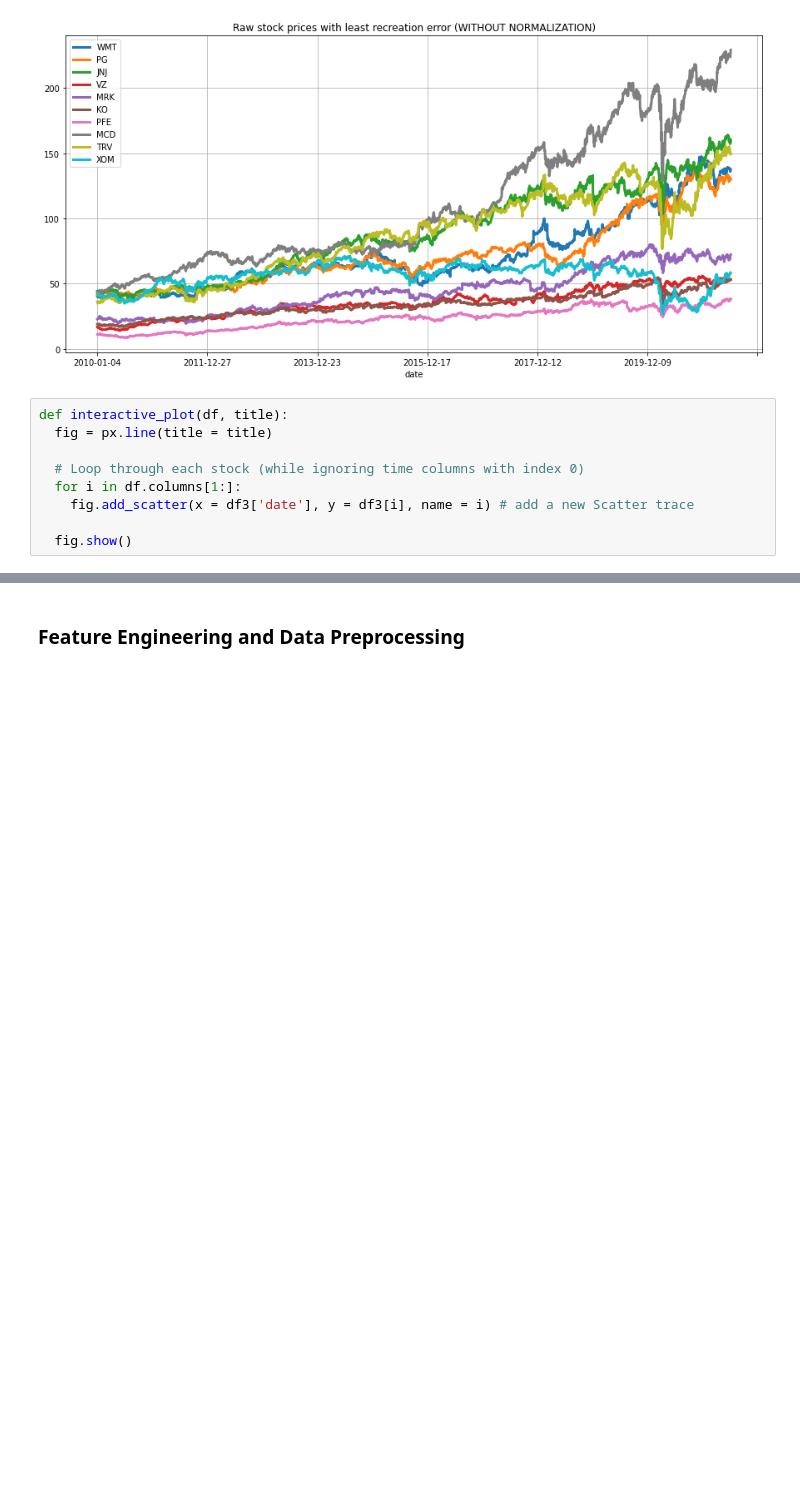
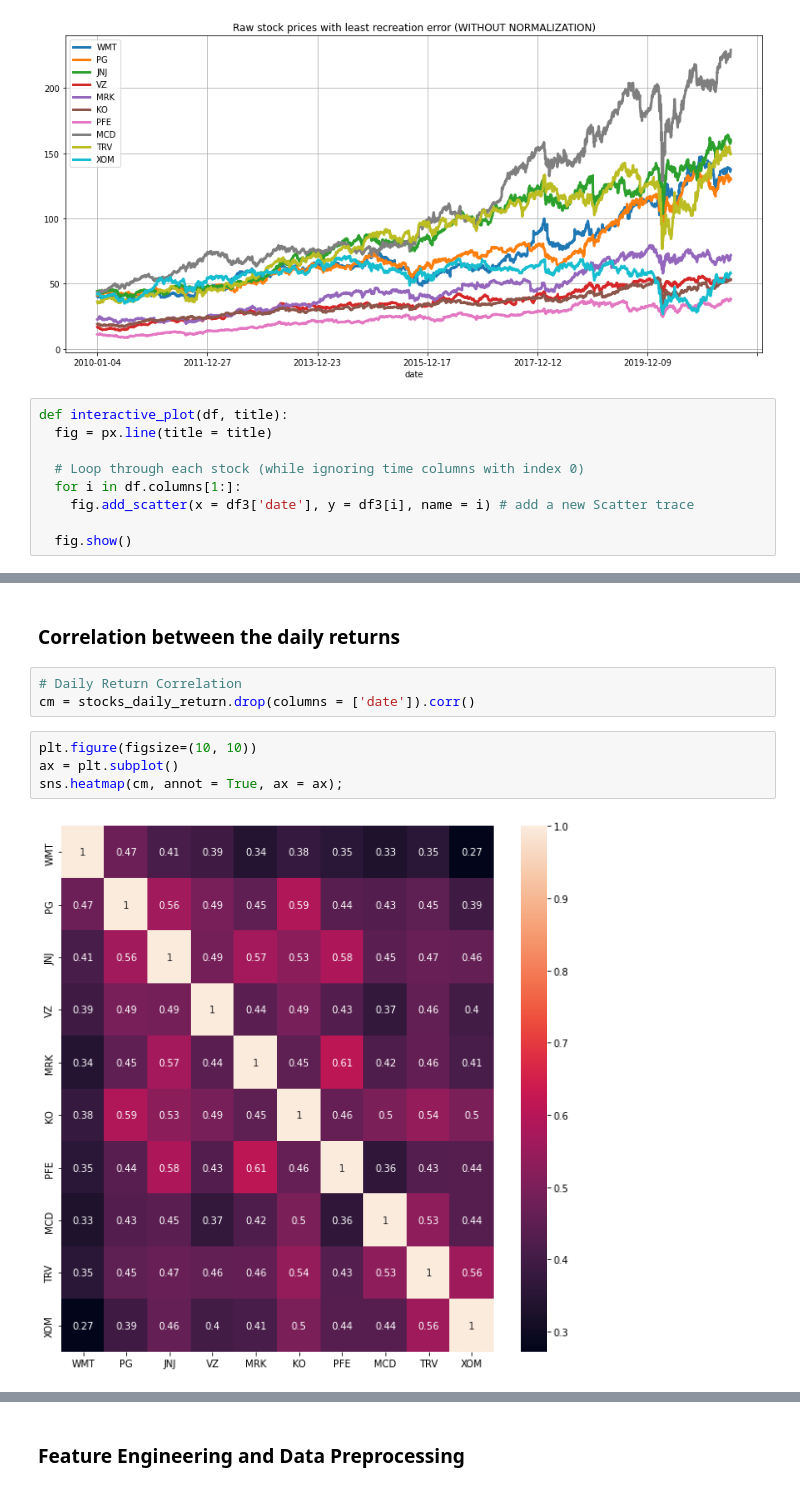
Before and after one commit to Eminent01/AMMI_Research, a Jupyter notebook: AMMI_Research2.ipynb, the cells around one changed output, grey strips where cells are left out. Cells and saved outputs as stored; diff of their text form; blank space fills up the shorter version.

```diff
--- a/AMMI_Research2.ipynb
+++ b/AMMI_Research2.ipynb
@@ -485,0 +520,11 @@ interactive_plot(df3, 'Prices')
+# %% [markdown]
+### Correlation between the daily returns
+# %%
+# Daily Return Correlation
+cm = stocks_daily_return.drop(columns = ['date']).corr()
+# %%
+plt.figure(figsize=(10, 10))
+ax = plt.subplot()
+sns.heatmap(cm, annot = True, ax = ax);
+# %% [output]
+[figure, added]
```
Also changed, not shown: parts of 63 cells of this notebook.
